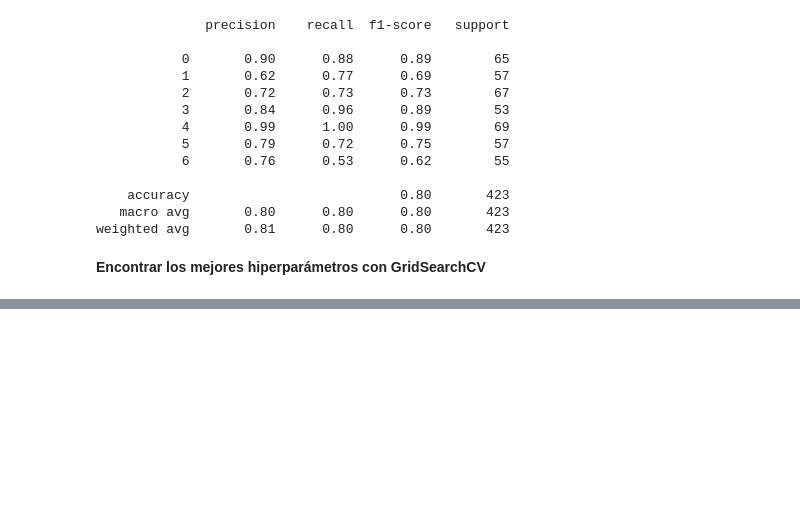
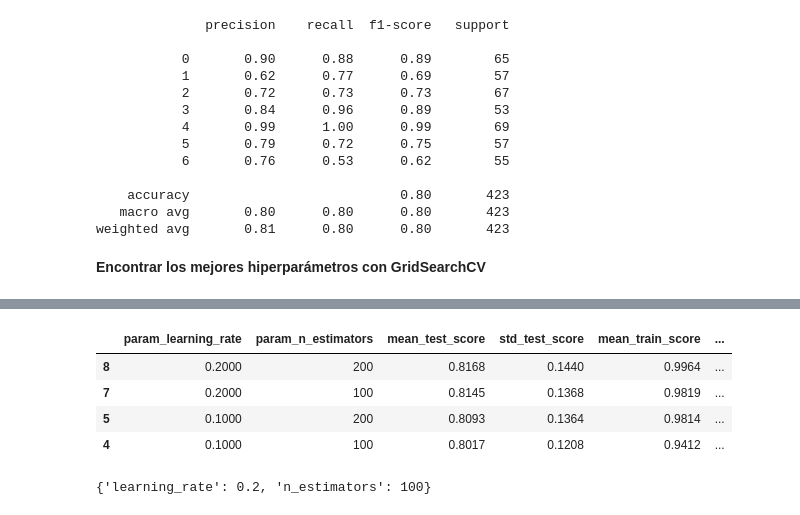
Before and after one commit to MilySierra/Estimation-of-Obesity-Levels-Model, a Jupyter notebook: estimation.ipynb, the cells around one changed output, grey strips where cells are left out. Cells and saved outputs as stored; diff of their text form; code cells hidden in the pictures; blank space fills up the shorter version.

Commit message:
Feature: gradient boosting model

```diff
--- a/estimation.ipynb
+++ b/estimation.ipynb
@@ -407,3 +474,25 @@ print(classification_report(y_test, y_pred_gb))
 weighted avg       0.81      0.80      0.80       423
 # %% [markdown]
 **Encontrar los mejores hiperparámetros con GridSearchCV**
+# %%
+scoring = {
+    'accuracy': 'accuracy',
+    'f1': 'f1_macro',
+    'precision': 'precision_macro',
+    'recall': 'recall_macro'
+}
+grid_parametros = {'learning_rate': [0.01, 0.1, 0.2],
+                   'n_estimators': [50, 100, 150]}
+
+cv = 10
+
+modelo_gb_grid = GridSearchCV(estimator=modelo_gb,
+                              param_grid=grid_parametros,
+                              cv=cv,
+                              scoring=scoring,
+                              refit='accuracy',
+                              return_train_score = True,
+                              verbose=4)
+
+
+modelo_gb_grid.fit(X_completo, y_completo)
@@ -409,0 +521,12 @@ weighted avg       0.81      0.80      0.80       423
+# %%
+resultados = pd.DataFrame(modelo_gb_grid.cv_results_)
+resultados.filter(regex = '(param.*|mean_t|std_t)') \
+    .drop(columns = 'params') \
+    .sort_values('mean_test_score', ascending = False) \
+    .head(4)
+# %% [output]
+|  | param_learning_rate | param_n_estimators | mean_test_score | std_test_score | mean_train_score | ... |
+| 8 | 0.2000 | 200 | 0.8168 | 0.1440 | 0.9964 | ... |
+| 7 | 0.2000 | 100 | 0.8145 | 0.1368 | 0.9819 | ... |
+| 5 | 0.1000 | 200 | 0.8093 | 0.1364 | 0.9814 | ... |
+| 4 | 0.1000 | 100 | 0.8017 | 0.1208 | 0.9412 | ... |
@@ -409,0 +535,4 @@ weighted avg       0.81      0.80      0.80       423
+# %%
+modelo_gb_grid.best_params_
+# %% [output]
+{'learning_rate': 0.2, 'n_estimators': 100}
```
Also changed, not shown: parts of 7 cells of this notebook.
